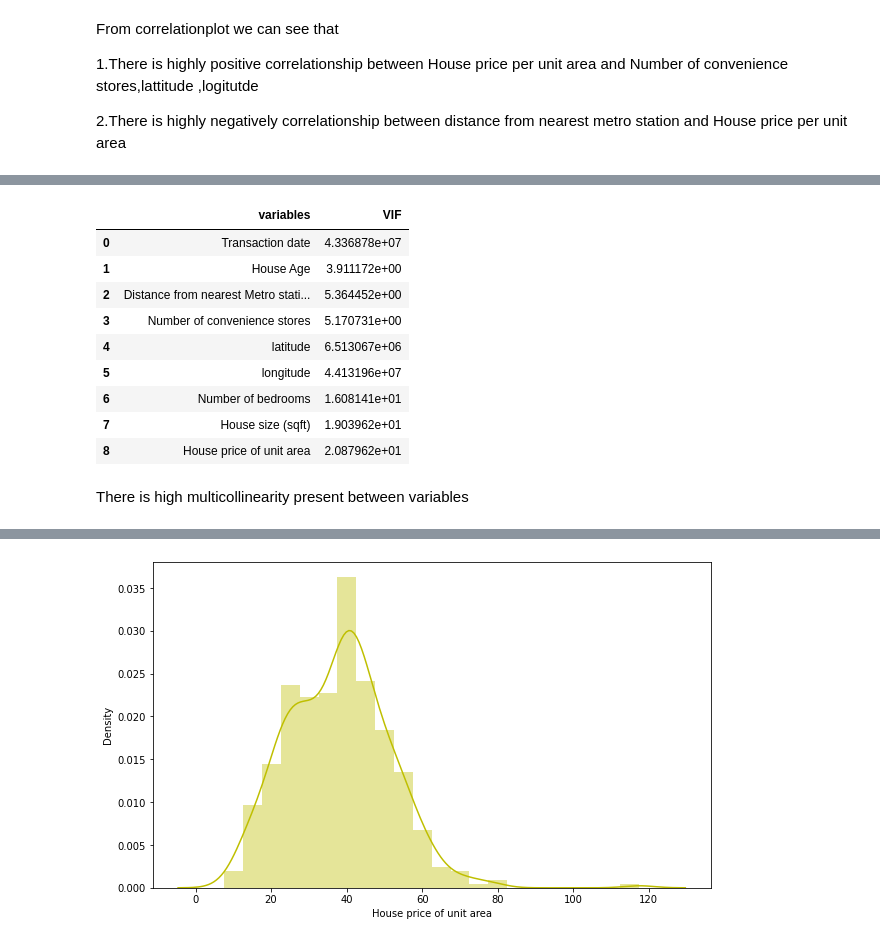
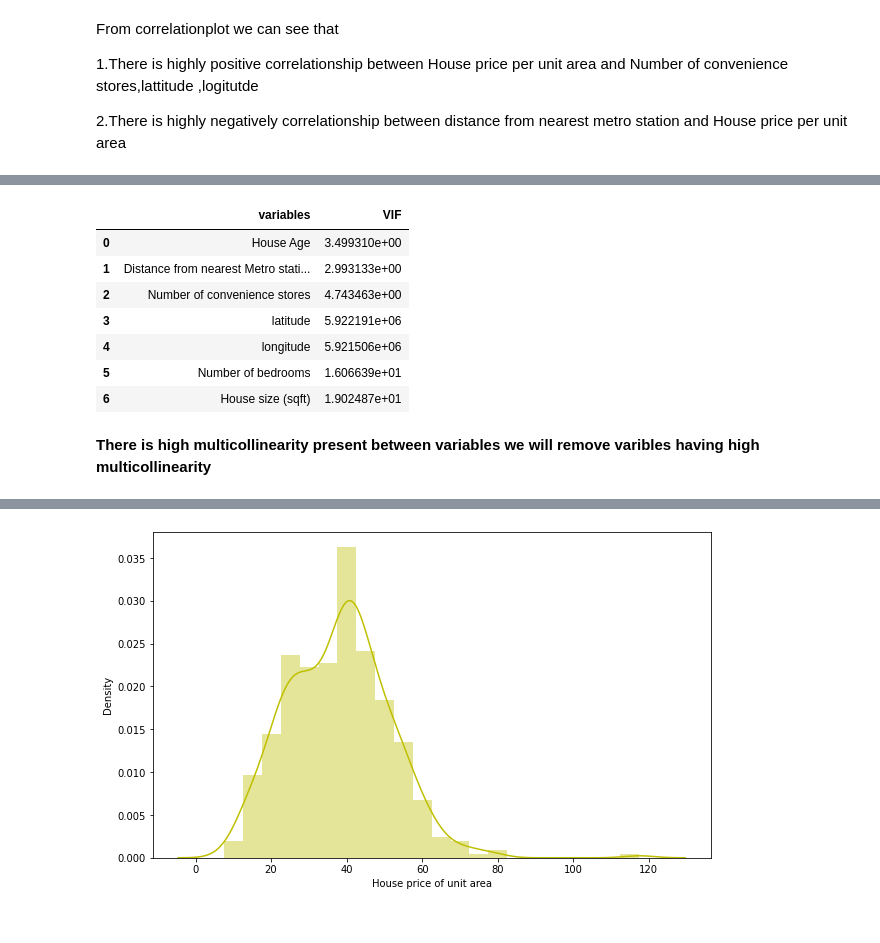
Before and after one commit to Ganeshwalimbe/DS-Assignment-1, a Jupyter notebook: DS_task_1.ipynb, the cells around one changed output, grey strips where cells are left out. Cells and saved outputs as stored; diff of their text form; code cells hidden in the pictures.

```diff
--- a/DS_task_1.ipynb
+++ b/DS_task_1.ipynb
@@ -114,6 +139,6 @@ From correlationplot we can see that
 # %%
 #defining independent and dependent variables
-independent_variables=data.drop('House price of unit area',axis=1)
+independent_variables=data.drop(['House price of unit area','Transaction date'],axis=1)
 dependent_variable=data['House price of unit area']
 # %%
 #Multicollinearity
@@ -127,17 +152,15 @@ def calc_vif(independent_variables):
 
     return(vif)
 # %%
-calc_vif(data[[i for i in data.describe().columns if i not in ['Rented Bike Count']]])
+calc_vif(data[[i for i in data.describe().columns if i not in ['House price of unit area','Transaction date']]])
 # %% [output]
 |  | variables | VIF |
-| 0 | Transaction date | 4.336878e+07 |
-| 1 | House Age | 3.911172e+00 |
-| 2 | Distance from nearest Metro stati... | 5.364452e+00 |
-| 3 | Number of convenience stores | 5.170731e+00 |
-| 4 | latitude | 6.513067e+06 |
-| 5 | longitude | 4.413196e+07 |
-| 6 | Number of bedrooms | 1.608141e+01 |
-| 7 | House size (sqft) | 1.903962e+01 |
-| 8 | House price of unit area | 2.087962e+01 |
+| 0 | House Age | 3.499310e+00 |
+| 1 | Distance from nearest Metro stati... | 2.993133e+00 |
+| 2 | Number of convenience stores | 4.743463e+00 |
+| 3 | latitude | 5.922191e+06 |
+| 4 | longitude | 5.921506e+06 |
+| 5 | Number of bedrooms | 1.606639e+01 |
+| 6 | House size (sqft) | 1.902487e+01 |
 # %% [markdown]
-There is high multicollinearity present between variables
+**There is high multicollinearity present between variables we will remove varibles having high multicollinearity**
```
Also changed, not shown: parts of 37 cells of this notebook.
